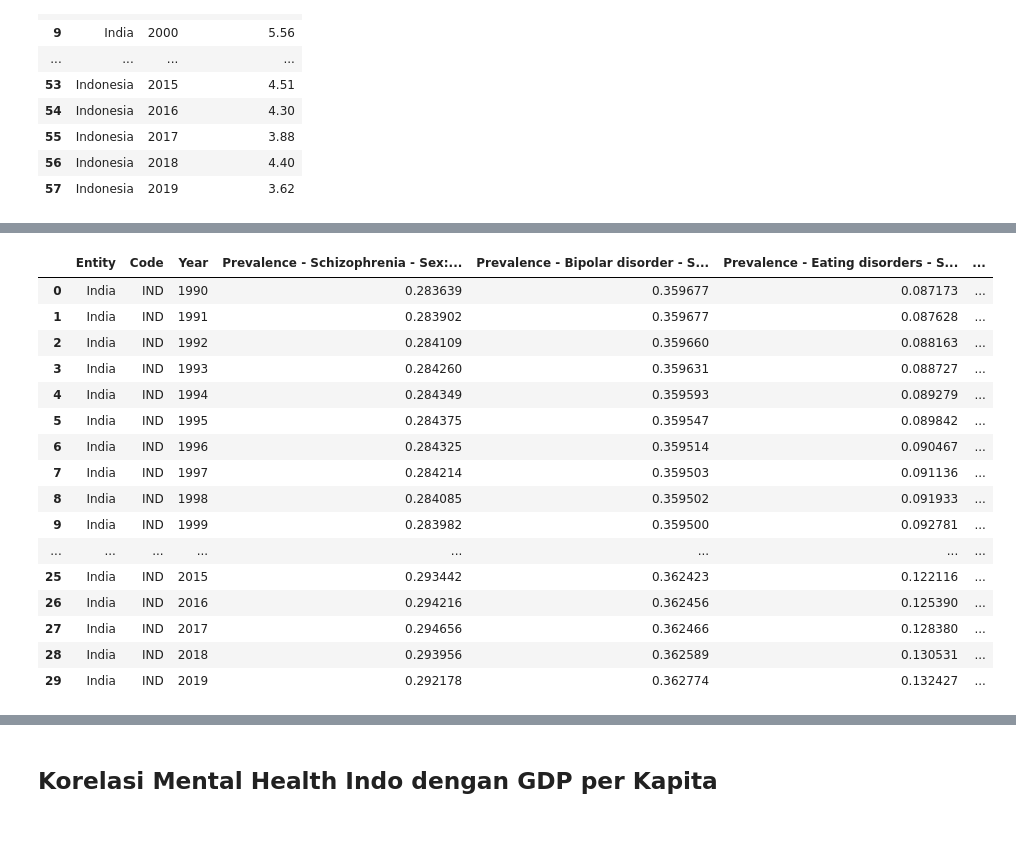
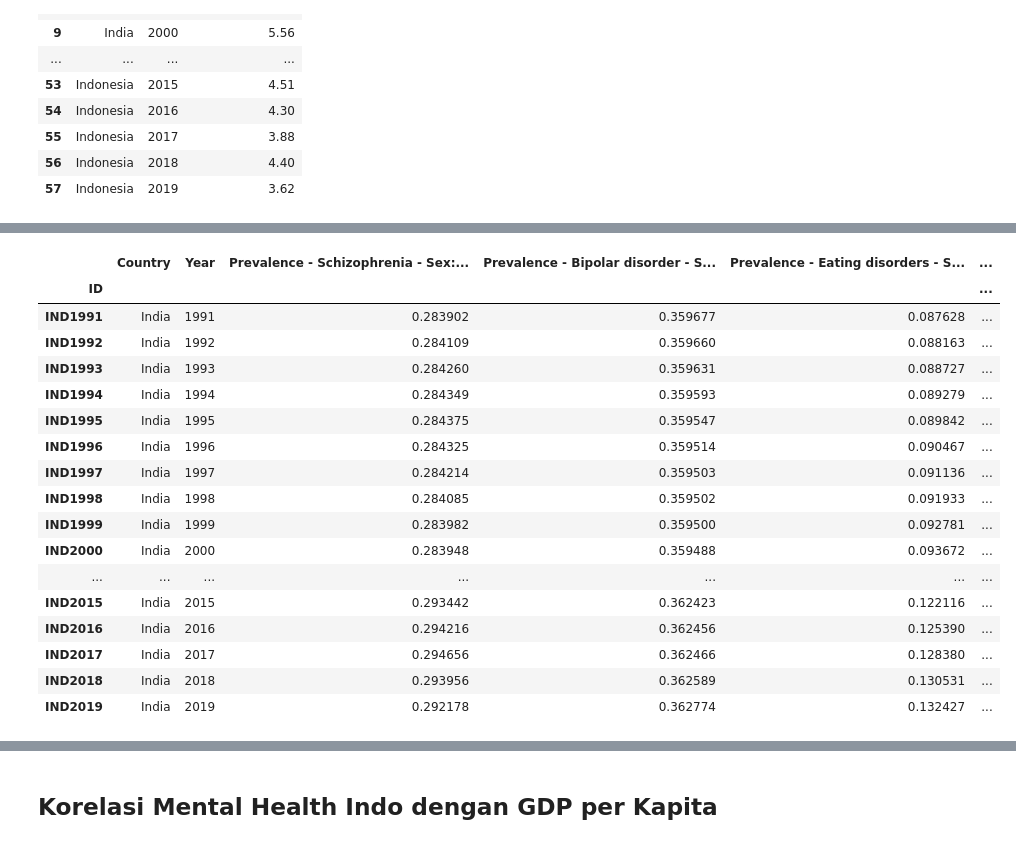
Before and after one commit to ikariyani/python-100daysChallenge, a Jupyter notebook: PROJECT/DAY 98/MENTAL HEALTH DISORDER DAY 8.ipynb, the cells around one changed output, grey strips where cells are left out. Cells and saved outputs as stored; diff of their text form; code cells hidden in the pictures.

```diff
--- a/PROJECT/DAY 98/MENTAL HEALTH DISORDER DAY 8.ipynb
+++ b/PROJECT/DAY 98/MENTAL HEALTH DISORDER DAY 8.ipynb
@@ -331,0 +546,4 @@ merge
+# %%
+df = df2.set_index('ID').join(df, how='left', lsuffix='_left', rsuffix='_right')
+
+df
@@ -331,0 +569,5 @@ merge
+# %%
+df = df3.set_index('ID').join(df, how='left', lsuffix='_left', rsuffix='_right')
+pd.set_option('display.max_columns', None)
+
+df
@@ -331,0 +593,4 @@ merge
+# %%
+df = df.rename(columns = {'GDP_per_capita_USD_right' : 'GDP'})
+
+df
@@ -331,0 +616,14 @@ merge
+# %%
+df = df[['Country', 'Year', 'Prevalence - Schizophrenia - Sex: Both - Age: Age-standardized (Percent)',
+         'Prevalence - Bipolar disorder - Sex: Both - Age: Age-standardized (Percent)',
+         'Prevalence - Eating disorders - Sex: Both - Age: Age-standardized (Percent)',
+         'Prevalence - Anxiety disorders - Sex: Both - Age: Age-standardized (Percent)',
+         'Prevalence - Drug use disorders - Sex: Both - Age: Age-standardized (Percent)',
+         'Prevalence - Depressive disorders - Sex: Both - Age: Age-standardized (Percent)',
+         'Prevalence - Alcohol use disorders - Sex: Both - Age: Age-standardized (Percent)',
+         'Total',
+         'population',
+         'GDP',
+         'Unemployment']]
+
+df
@@ -332,23 +649,24 @@ merge
 # %%
-india = df.loc[df['Entity'] == 'India']
+india = df.loc[df['Country'] == 'India']
 
 india
 # %% [output]
-|  | Entity | Code | Year | Prevalence - Schizophrenia - Sex:... | Prevalence - Bipolar disorder - S... | Prevalence - Eating disorders - S... | ... |
-| 0 | India | IND | 1990 | 0.283639 | 0.359677 | 0.087173 | ... |
-| 1 | India | IND | 1991 | 0.283902 | 0.359677 | 0.087628 | ... |
-| 2 | India | IND | 1992 | 0.284109 | 0.359660 | 0.088163 | ... |
-| 3 | India | IND | 1993 | 0.284260 | 0.359631 | 0.088727 | ... |
-| 4 | India | IND | 1994 | 0.284349 | 0.359593 | 0.089279 | ... |
-| 5 | India | IND | 1995 | 0.284375 | 0.359547 | 0.089842 | ... |
-| 6 | India | IND | 1996 | 0.284325 | 0.359514 | 0.090467 | ... |
-| 7 | India | IND | 1997 | 0.284214 | 0.359503 | 0.091136 | ... |
-| 8 | India | IND | 1998 | 0.284085 | 0.359502 | 0.091933 | ... |
-| 9 | India | IND | 1999 | 0.283982 | 0.359500 | 0.092781 | ... |
-| ... | ... | ... | ... | ... | ... | ... | ... |
-| 25 | India | IND | 2015 | 0.293442 | 0.362423 | 0.122116 | ... |
-| 26 | India | IND | 2016 | 0.294216 | 0.362456 | 0.125390 | ... |
-| 27 | India | IND | 2017 | 0.294656 | 0.362466 | 0.128380 | ... |
-| 28 | India | IND | 2018 | 0.293956 | 0.362589 | 0.130531 | ... |
-| 29 | India | IND | 2019 | 0.292178 | 0.362774 | 0.132427 | ... |
+|  | Country | Year | Prevalence - Schizophrenia - Sex:... | Prevalence - Bipolar disorder - S... | Prevalence - Eating disorders - S... | ... |
+| ID |  |  |  |  |  | ... |
+| IND1991 | India | 1991 | 0.283902 | 0.359677 | 0.087628 | ... |
+| IND1992 | India | 1992 | 0.284109 | 0.359660 | 0.088163 | ... |
+| IND1993 | India | 1993 | 0.284260 | 0.359631 | 0.088727 | ... |
+| IND1994 | India | 1994 | 0.284349 | 0.359593 | 0.089279 | ... |
+| IND1995 | India | 1995 | 0.284375 | 0.359547 | 0.089842 | ... |
+| IND1996 | India | 1996 | 0.284325 | 0.359514 | 0.090467 | ... |
+| IND1997 | India | 1997 | 0.284214 | 0.359503 | 0.091136 | ... |
+| IND1998 | India | 1998 | 0.284085 | 0.359502 | 0.091933 | ... |
+| IND1999 | India | 1999 | 0.283982 | 0.359500 | 0.092781 | ... |
+| IND2000 | India | 2000 | 0.283948 | 0.359488 | 0.093672 | ... |
+| ... | ... | ... | ... | ... | ... | ... |
+| IND2015 | India | 2015 | 0.293442 | 0.362423 | 0.122116 | ... |
+| IND2016 | India | 2016 | 0.294216 | 0.362456 | 0.125390 | ... |
+| IND2017 | India | 2017 | 0.294656 | 0.362466 | 0.128380 | ... |
+| IND2018 | India | 2018 | 0.293956 | 0.362589 | 0.130531 | ... |
+| IND2019 | India | 2019 | 0.292178 | 0.362774 | 0.132427 | ... |
 # %%
```
Also changed, not shown: parts of 33 cells of this notebook, 5 other files.
